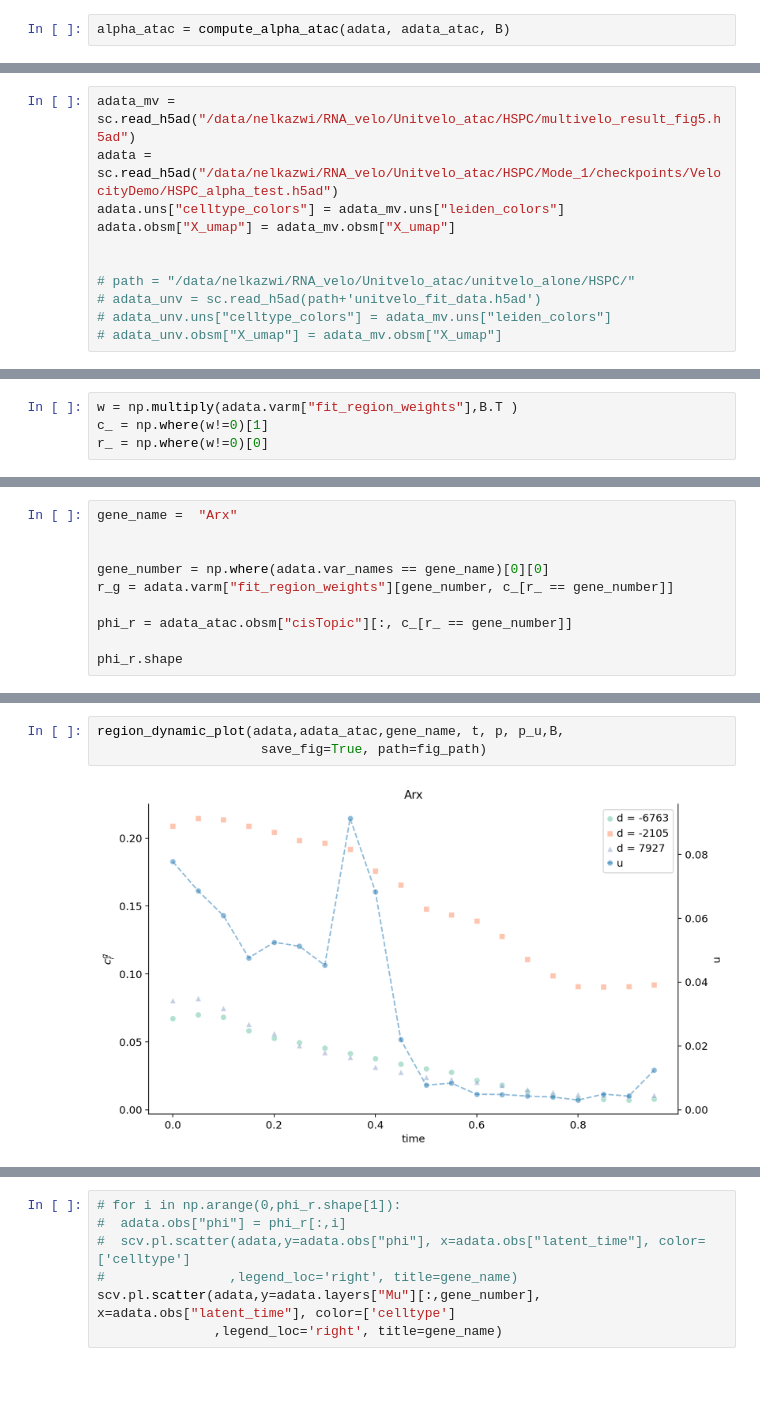
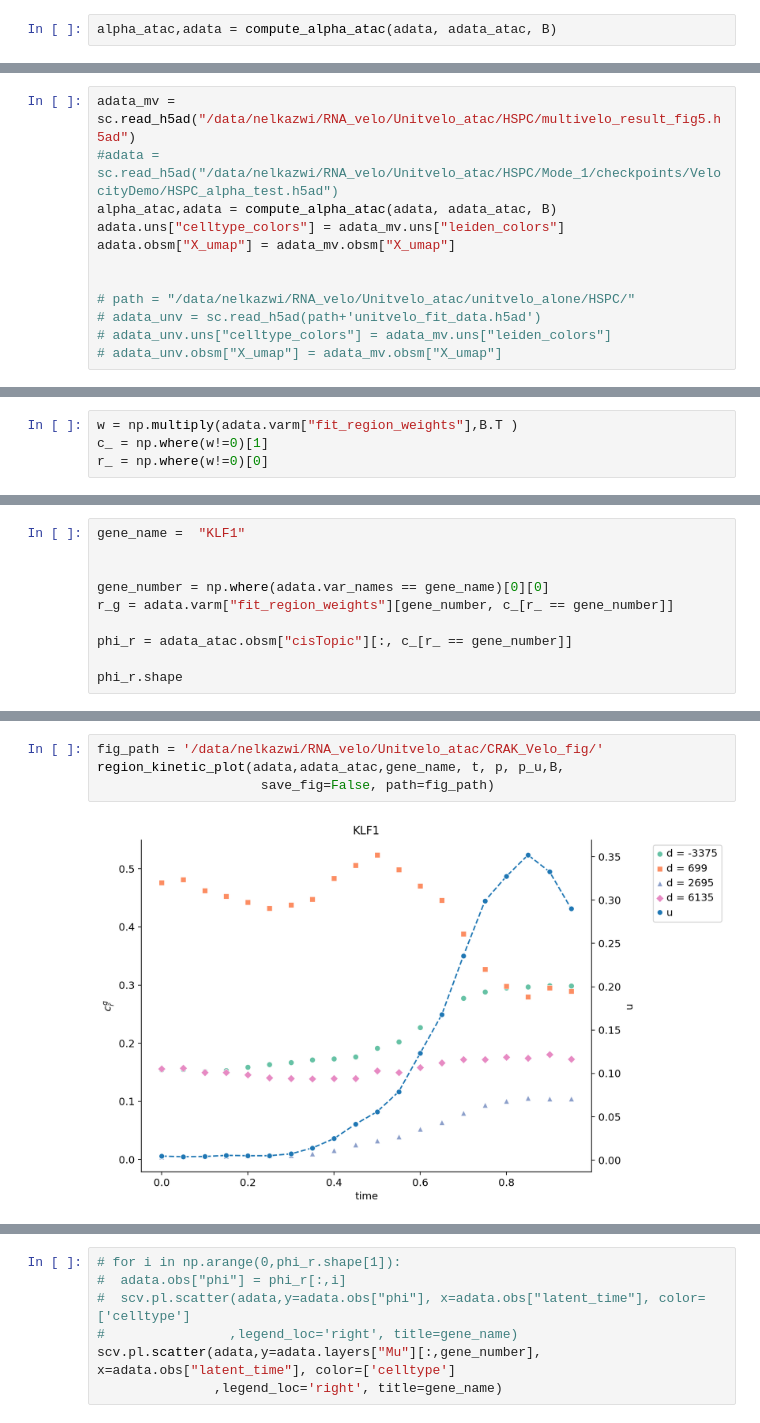
Before and after one commit to StatBiomed/CRAK-Velo, a Jupyter notebook: notebooks/Fitted_regions_genes.ipynb, the cells around one changed output, grey strips where cells are left out. Drawn from its saved outputs; the diff is of its cells as text; blank space fills up the shorter version.

```diff
--- a/notebooks/Fitted_regions_genes.ipynb
+++ b/notebooks/Fitted_regions_genes.ipynb
@@ -50,7 +51,7 @@ adata = sc.read(path_result+str(save_dir)+"/model_last.h5ad")
 adata_atac = sc.read(path_result+str(save_dir)+"/model_last_atac.h5ad")
 B = np.loadtxt('/data/nelkazwi/RNA_velo/Unitvelo_atac/HSPC/B.txt', delimiter=',')
 # %%
-alpha_atac = compute_alpha_atac(adata, adata_atac, B)
+alpha_atac,adata = compute_alpha_atac(adata, adata_atac, B)
 # %%
 u_dots = adata.layers['u_derrivative']
 u_dot_atac = adata.layers['u_atac']
@@ -143,7 +142,8 @@ genes_list = [gene.capitalize() for gene in genes_list]
 genes_list
 # %%
 adata_mv = sc.read_h5ad("/data/nelkazwi/RNA_velo/Unitvelo_atac/HSPC/multivelo_result_fig5.h5ad")
-adata = sc.read_h5ad("/data/nelkazwi/RNA_velo/Unitvelo_atac/HSPC/Mode_1/checkpoints/VelocityDemo/HSPC_alpha_test.h5ad")
+#adata = sc.read_h5ad("/data/nelkazwi/RNA_velo/Unitvelo_atac/HSPC/Mode_1/checkpoints/VelocityDemo/HSPC_alpha_test.h5ad")
+alpha_atac,adata = compute_alpha_atac(adata, adata_atac, B)
 adata.uns["celltype_colors"] = adata_mv.uns["leiden_colors"]
 adata.obsm["X_umap"] = adata_mv.obsm["X_umap"]
 
@@ -198,5 +242,5 @@ r_ = np.where(w!=0)[0]
 # %%
-gene_name =  "Arx"
+gene_name =  "KLF1"
 
 
 gene_number = np.where(adata.var_names == gene_name)[0][0]
@@ -238,5 +279,6 @@ The autoreload extension is already loaded. To reload it, use:
 # %%
-region_dynamic_plot(adata,adata_atac,gene_name, t, p, p_u,B,
-                     save_fig=True, path=fig_path)
+fig_path = '/data/nelkazwi/RNA_velo/Unitvelo_atac/CRAK_Velo_fig/'
+region_kinetic_plot(adata,adata_atac,gene_name, t, p, p_u,B,
+                     save_fig=False, path=fig_path)
 # %% [output]
-[figure, old version]
+[figure, new version]
```
Also changed, not shown: parts of 27 cells of this notebook, 15 other files.
